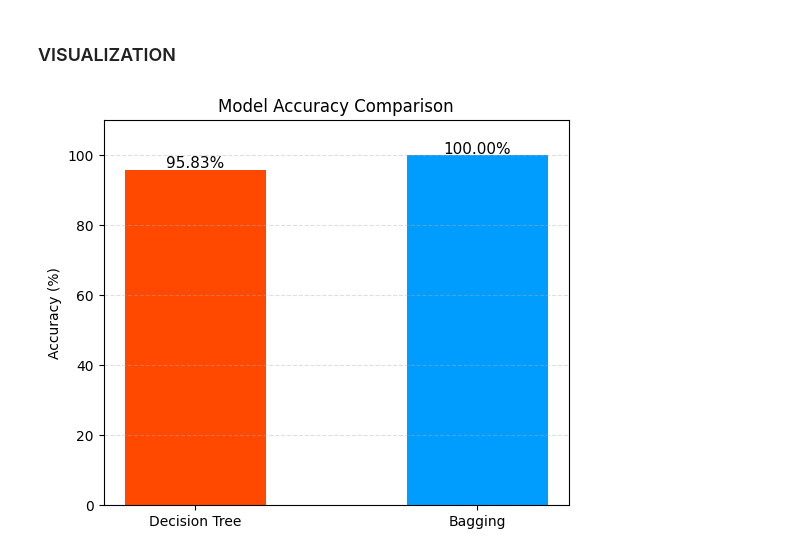
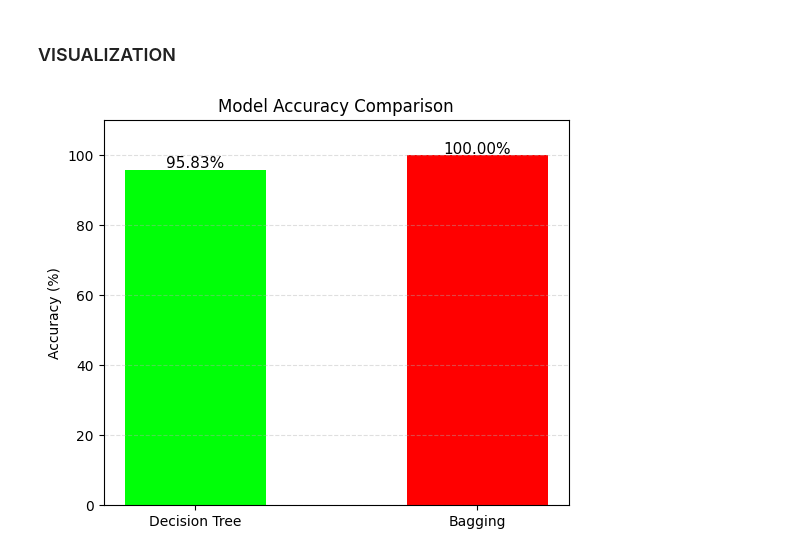
Before and after one commit to 24BAD405-Nishanth/24ADI003L-24BAD405, a Jupyter notebook: EX06/code/EX06-SC1.ipynb, the cells around one changed output. Saved outputs shown, nothing was run; the diff lists cells and outputs as text; code cells hidden in the pictures.

```diff
--- a/EX06/code/EX06-SC1.ipynb
+++ b/EX06/code/EX06-SC1.ipynb
@@ -154,30 +166,30 @@ print("=" * 55)
 # %%
 plt.figure(figsize=(6, 5))
 
 models = ["Decision Tree", "Bagging"]
 accuracies = [dt_acc * 100, bag_acc * 100]
-colors = ["#ff4800", "#009dff"]
+colors = ["#00ff08", "#ff0000"]
 
 bars = plt.bar(models, accuracies, color=colors, width=0.5)
 
 # value labels
 for bar, val in zip(bars, accuracies):
     plt.text(
         bar.get_x() + bar.get_width()/2,
         val + 0.5,
         f"{val:.2f}%",
         ha="center",
         fontsize=11
     )
 
 plt.title("Model Accuracy Comparison")
 plt.ylabel("Accuracy (%)")
 plt.ylim(0, 110)
 
 plt.grid(axis="y", linestyle="--", alpha=0.4)
 plt.show()
 # %% [output]
-[figure, old version]
+[figure, new version]
 # %%
 def plot_custom_cm(cm, title, ax):
     import numpy as np
```
Also changed, not shown: parts of 3 cells of this notebook.
